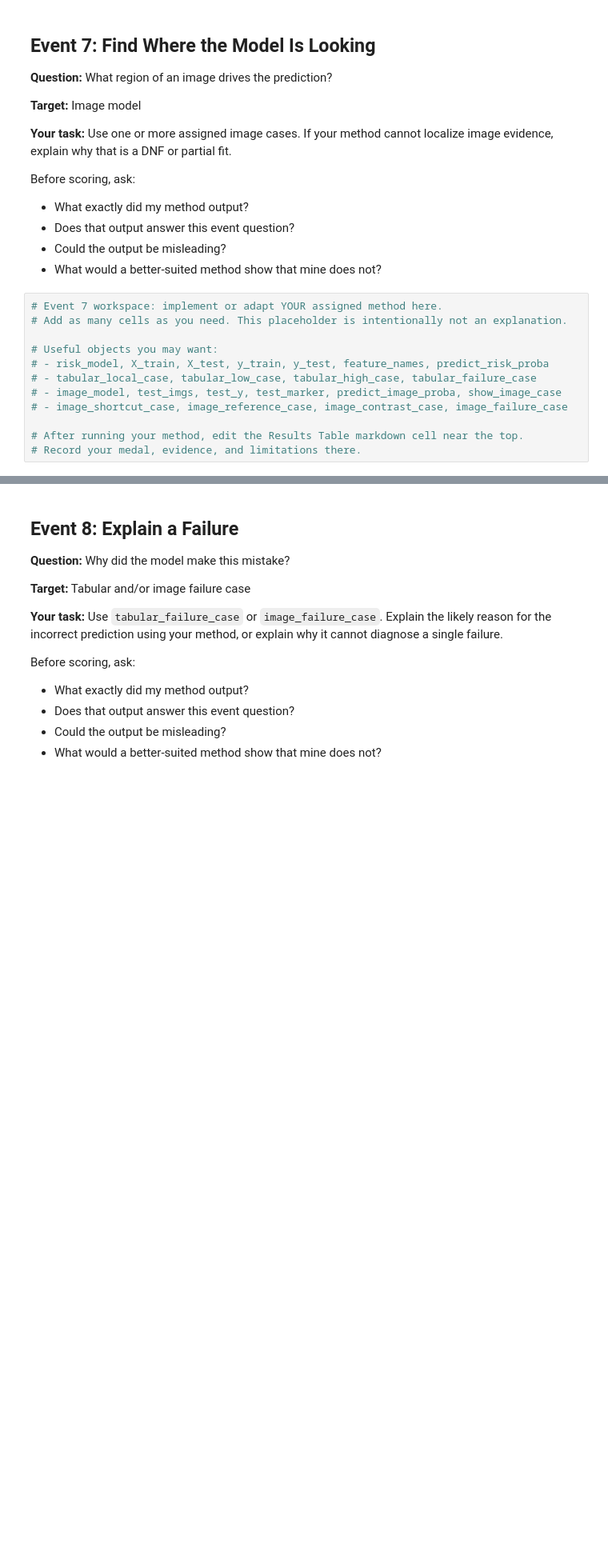
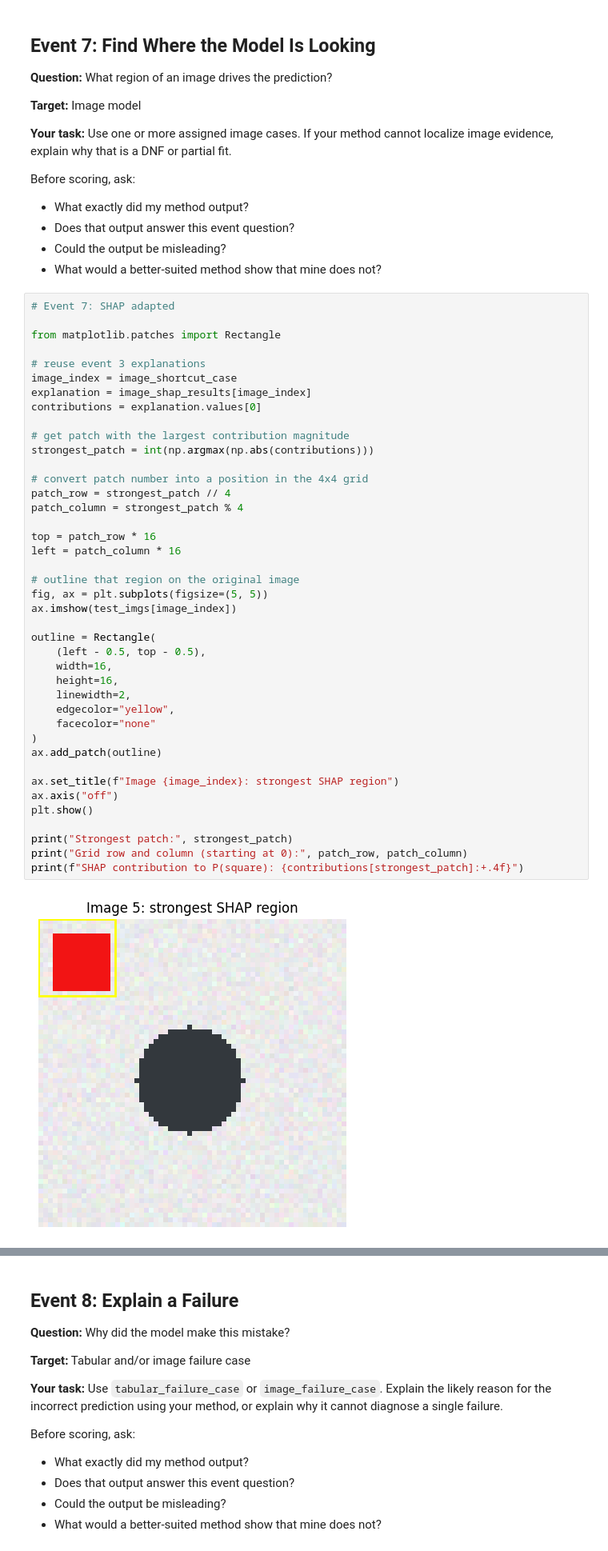
Before and after one commit to eugeniatate-duke/XAI-decathlon, a Jupyter notebook: xai_decathlon_shap.ipynb, the cells around one changed output, grey strips where cells are left out. Shown at 80% size. Drawn from its saved outputs; the diff is of its cells as text; blank space fills up the shorter version.

```diff
--- a/xai_decathlon_shap.ipynb
+++ b/xai_decathlon_shap.ipynb
@@ -1175,15 +1175,46 @@ Before scoring, ask:
 - Does that output answer this event question?
 - Could the output be misleading?
 - What would a better-suited method show that mine does not?
-# %%
-# Event 7 workspace: implement or adapt YOUR assigned method here.
-# Add as many cells as you need. This placeholder is intentionally not an explanation.
-
-# Useful objects you may want:
-# - risk_model, X_train, X_test, y_train, y_test, feature_names, predict_risk_proba
-# - tabular_local_case, tabular_low_case, tabular_high_case, tabular_failure_case
-# - image_model, test_imgs, test_y, test_marker, predict_image_proba, show_image_case
-# - image_shortcut_case, image_reference_case, image_contrast_case, image_failure_case
-
-# After running your method, edit the Results Table markdown cell near the top.
-# Record your medal, evidence, and limitations there.
+# %%
+# Event 7: SHAP adapted
+
+from matplotlib.patches import Rectangle
+
+# reuse event 3 explanations
+image_index = image_shortcut_case
+explanation = image_shap_results[image_index]
+contributions = explanation.values[0]
+
+# get patch with the largest contribution magnitude
+strongest_patch = int(np.argmax(np.abs(contributions)))
+
+# convert patch number into a position in the 4x4 grid
+patch_row = strongest_patch // 4
+patch_column = strongest_patch % 4
+
+top = patch_row * 16
+left = patch_column * 16
+
+# outline that region on the original image
+fig, ax = plt.subplots(figsize=(5, 5))
+ax.imshow(test_imgs[image_index])
+
+outline = Rectangle(
+    (left - 0.5, top - 0.5),
+    width=16,
+    height=16,
+    linewidth=2,
+    edgecolor="yellow",
+    facecolor="none"
+)
+ax.add_patch(outline)
+
+ax.set_title(f"Image {image_index}: strongest SHAP region")
+ax.axis("off")
+plt.show()
+
+print("Strongest patch:", strongest_patch)
+print("Grid row and column (starting at 0):", patch_row, patch_column)
+print(f"SHAP contribution to P(square): {contributions[strongest_patch]:+.4f}")
+# %% [output]
+[figure, added]
```
Also changed, not shown: parts of 13 cells of this notebook.
